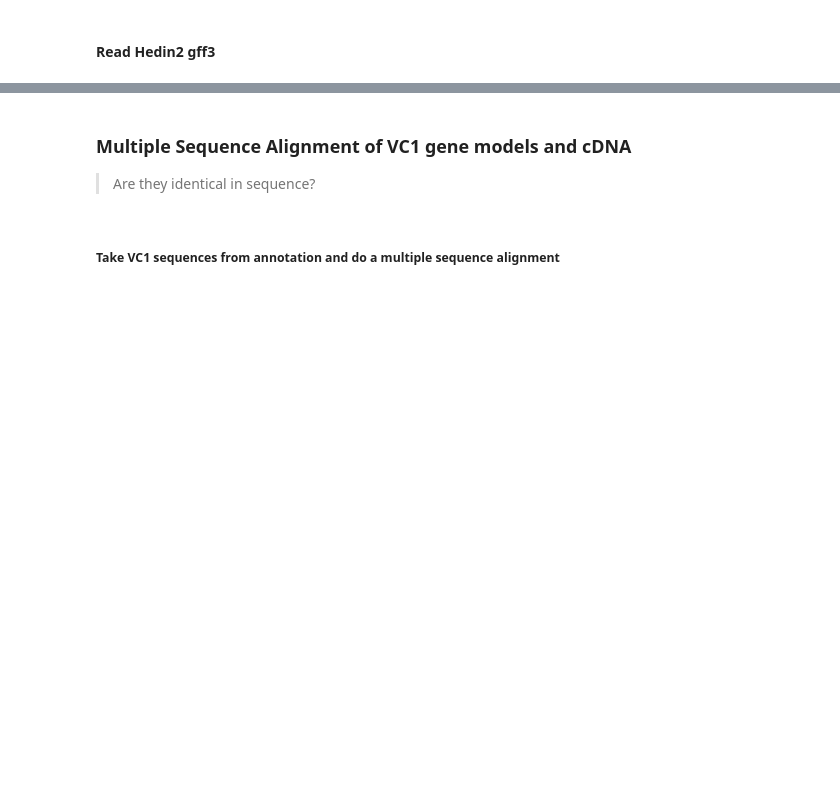
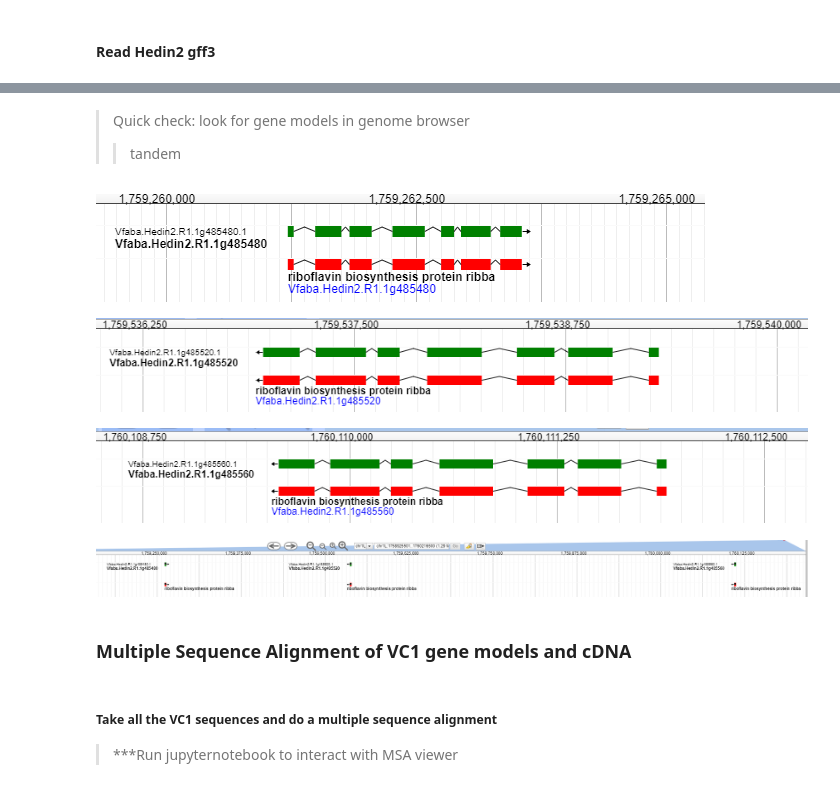
Before and after one commit to Thilanij/FabaVC1_Proposal, a Jupyter notebook: FabaVC1_Proposal.ipynb, the cells around one changed output, grey strips where cells are left out. Drawn from its saved outputs; the diff is of its cells as text; code cells hidden in the pictures; blank space fills up the shorter version.

```diff
--- a/FabaVC1_Proposal.ipynb
+++ b/FabaVC1_Proposal.ipynb
@@ -380,5 +209,25 @@ Vfaba.Hedin2.R1.1g485560.1
+# %% [markdown]
+> Quick check: look for gene models in genome browser
+>> tandem
+# %%
+from IPython.core.display import Image
+Image("Vfaba.Hedin2.R1.1g485480.1_genemodel2.png")
+# %% [output]
+[figure, added]
+# %%
+Image("Vfaba.Hedin2.R1.1g485520.1_genemodel2.png")
+# %% [output]
+[figure, added]
+# %%
+Image("Vfaba.Hedin2.R1.1g485560.1_genemodel2.png")
+# %% [output]
+[figure, added]
+# %%
+Image("Hedin_chr1L_VC1.PNG")
+# %% [output]
+[figure, added]
 # %% [markdown]
 ###  Multiple Sequence Alignment of VC1 gene models and cDNA
-> Are they identical in sequence?
 # %% [markdown]
-##### Take VC1 sequences from annotation and do a multiple sequence alignment
+##### Take all the VC1 sequences and do a multiple sequence alignment
+> ***Run jupyternotebook to interact with MSA viewer
```
Also changed, not shown: parts of 63 cells of this notebook.
